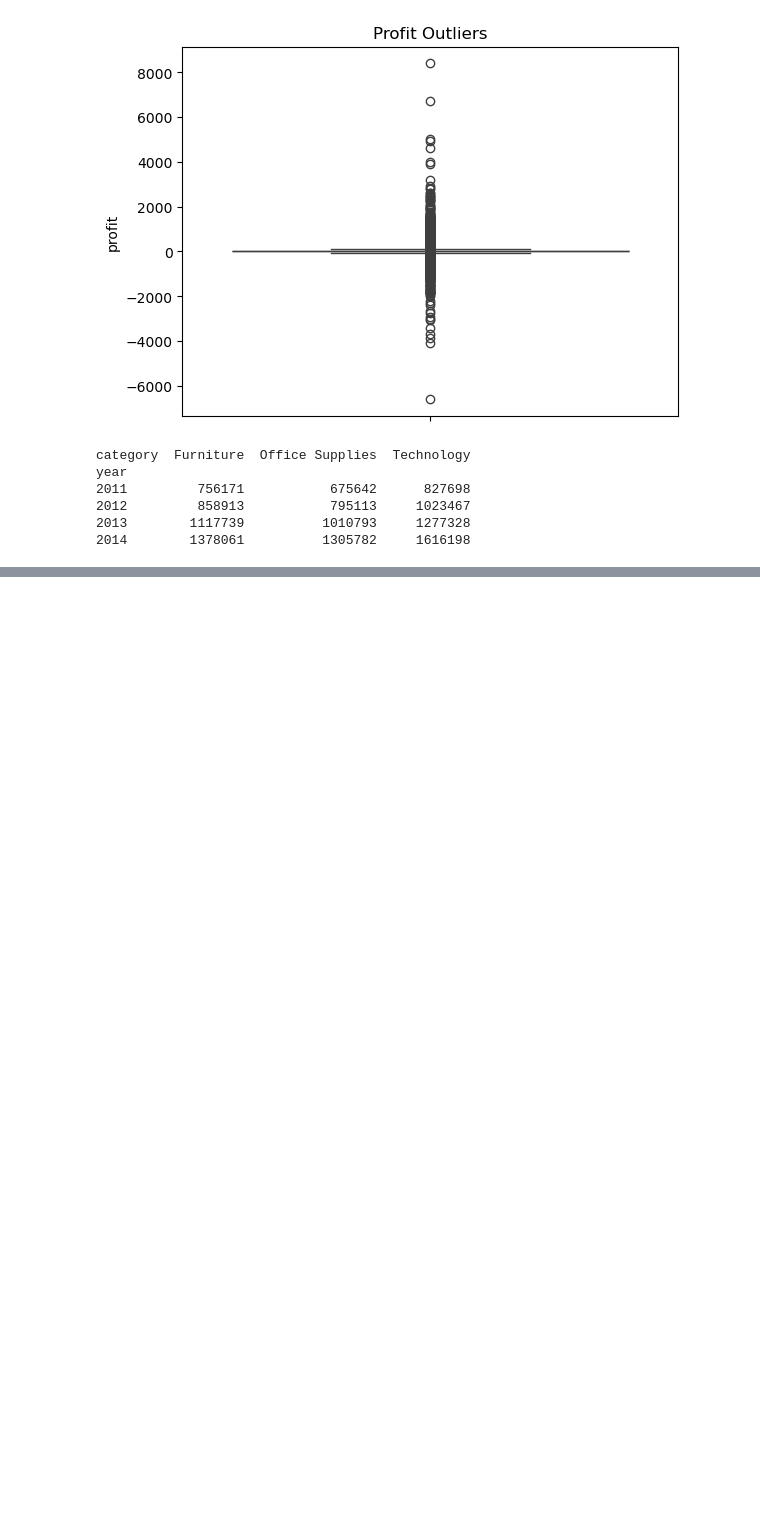
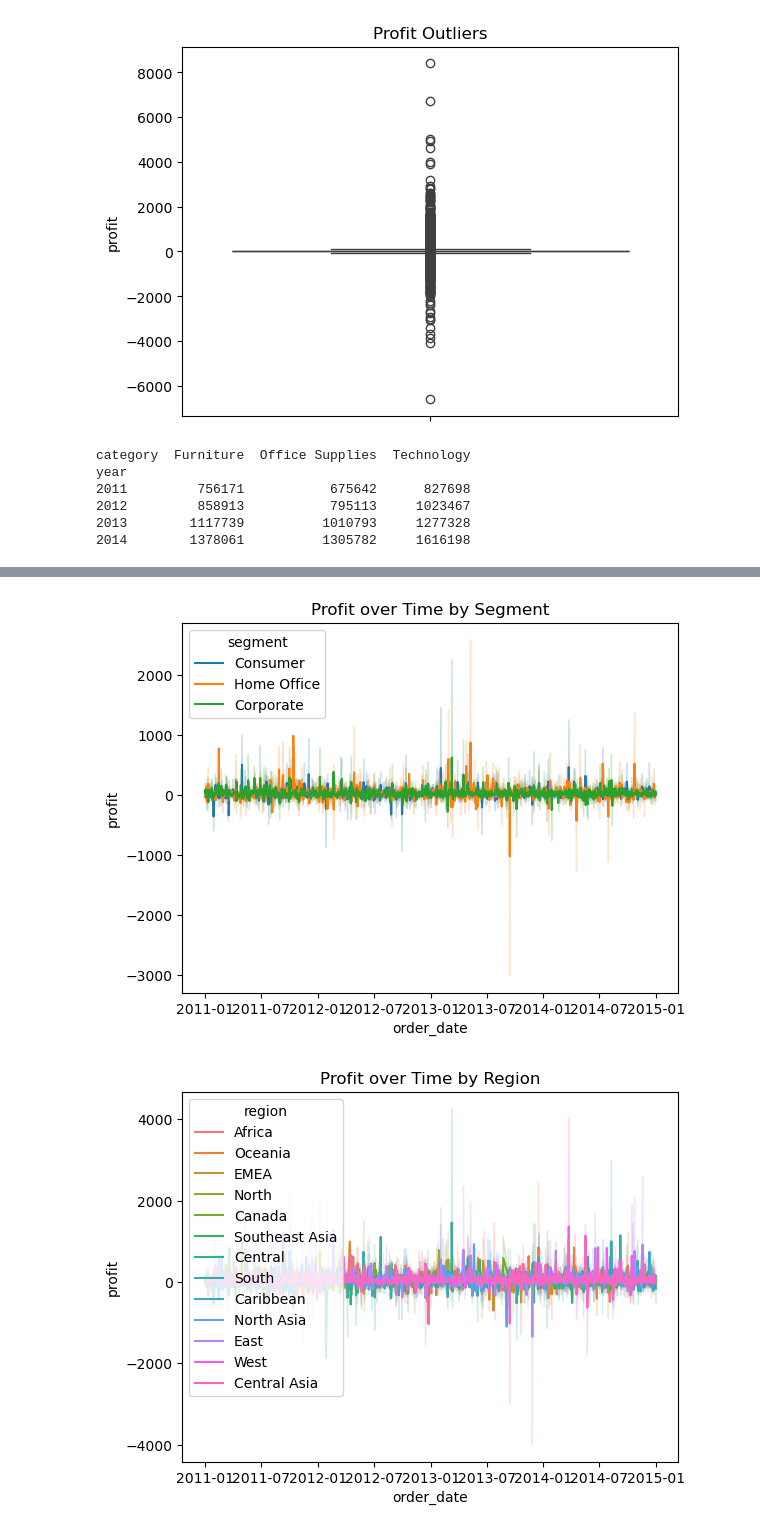
Before and after one commit to DionelJaime/PatternsInSales, a Jupyter notebook: anna_eda.ipynb, the cells around one changed output, grey strips where cells are left out. Drawn from its saved outputs; the diff is of its cells as text; code cells hidden in the pictures; blank space fills up the shorter version.

```diff
--- a/anna_eda.ipynb
+++ b/anna_eda.ipynb
@@ -239,0 +305,18 @@ year
+# %%
+import seaborn as sns
+import matplotlib.pyplot as plt
+
+# Plot profit by segment
+sns.lineplot(data=sales, x='order_date', y='profit', hue='segment')
+plt.title('Profit over Time by Segment')
+plt.show()
+
+# Plot profit by region
+sns.lineplot(data=sales, x='order_date', y='profit', hue='region')
+plt.title('Profit over Time by Region')
+plt.show()
+
+# You can repeat this for category and order_priority
+# %% [output]
+[figure, added]
+[figure, added]
```
Also changed, not shown: parts of 11 cells of this notebook.
